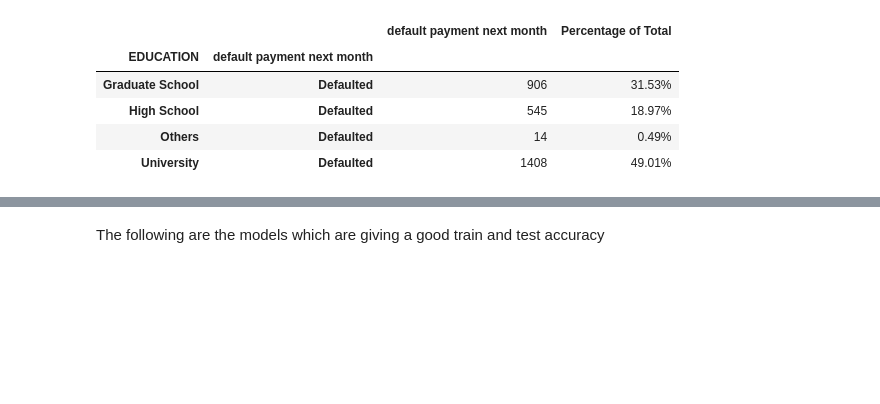
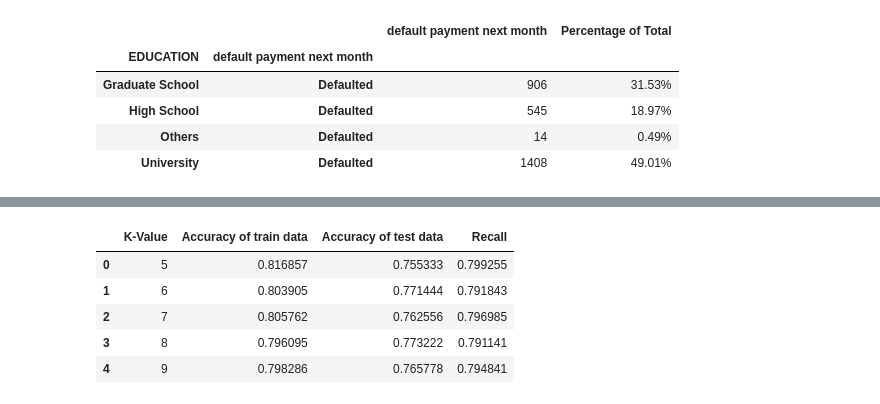
Before and after one commit to JivitteshS/Projects, a Jupyter notebook: Credit Card default Classification/Credit Default Classification - Project.ipynb, the cells around one changed output, grey strips where cells are left out. Drawn from its saved outputs; the diff is of its cells as text; code cells hidden in the pictures; blank space fills up the shorter version.

```diff
--- a/Credit Card default Classification/Credit Default Classification - Project.ipynb
+++ b/Credit Card default Classification/Credit Default Classification - Project.ipynb
@@ -1828,2 +943,0 @@ data_of_K
-# %% [markdown]
-The following are the models which are giving a good train and test accuracy
@@ -1840,0 +952,32 @@ The following are the models which are giving a good train and test accuracy
+# %%
+S=5
+E=10
+K_list=list()
+ac_train=list()
+ac_test=list()
+recall=list()
+for i in range(S,E):
+    model = KNeighborsClassifier(n_neighbors = i)
+    K_list.append(i)
+    model.fit(X_train, y_train)
+    pred=model.predict(X_train)
+    accuracy_train = np.sum(y_train== pred) / len(y_train)
+    ac_train.append(accuracy_train)
+    pred=model.predict(X_test)
+    accuracy_test = np.sum(y_test== pred) / len(y_test)
+    ac_test.append(accuracy_test)
+    tp, tn, fp, fn = get_tp_tn_fp_fn(y_test, pred)
+    re=tp/(tp+fn)
+    recall.append(re)
+
+
+dafr={"K-Value":K_list,"Accuracy of train data":ac_train,"Accuracy of test data":ac_test,"Recall":recall}
+data_of_K=pd.DataFrame(dafr)
+data_of_K
+# %% [output]
+|  | K-Value | Accuracy of train data | Accuracy of test data | Recall |
+| 0 | 5 | 0.816857 | 0.755333 | 0.799255 |
+| 1 | 6 | 0.803905 | 0.771444 | 0.791843 |
+| 2 | 7 | 0.805762 | 0.762556 | 0.796985 |
+| 3 | 8 | 0.796095 | 0.773222 | 0.791141 |
+| 4 | 9 | 0.798286 | 0.765778 | 0.794841 |
```
Also changed, not shown: parts of 60 cells of this notebook.
